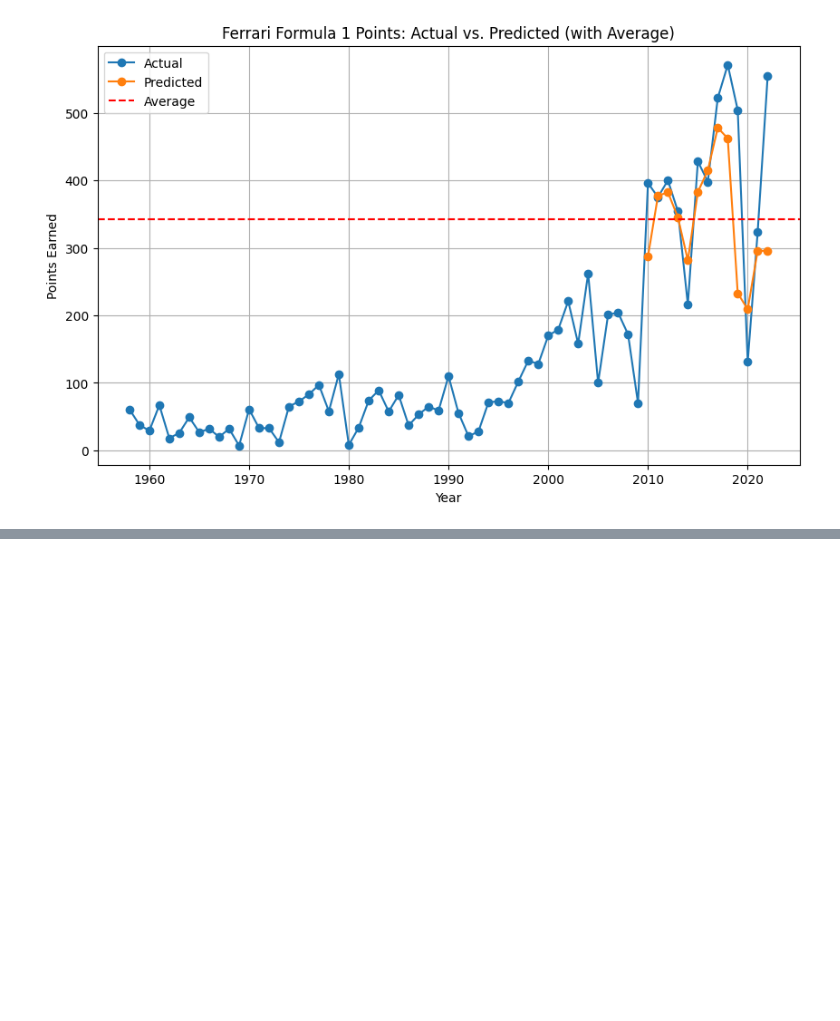
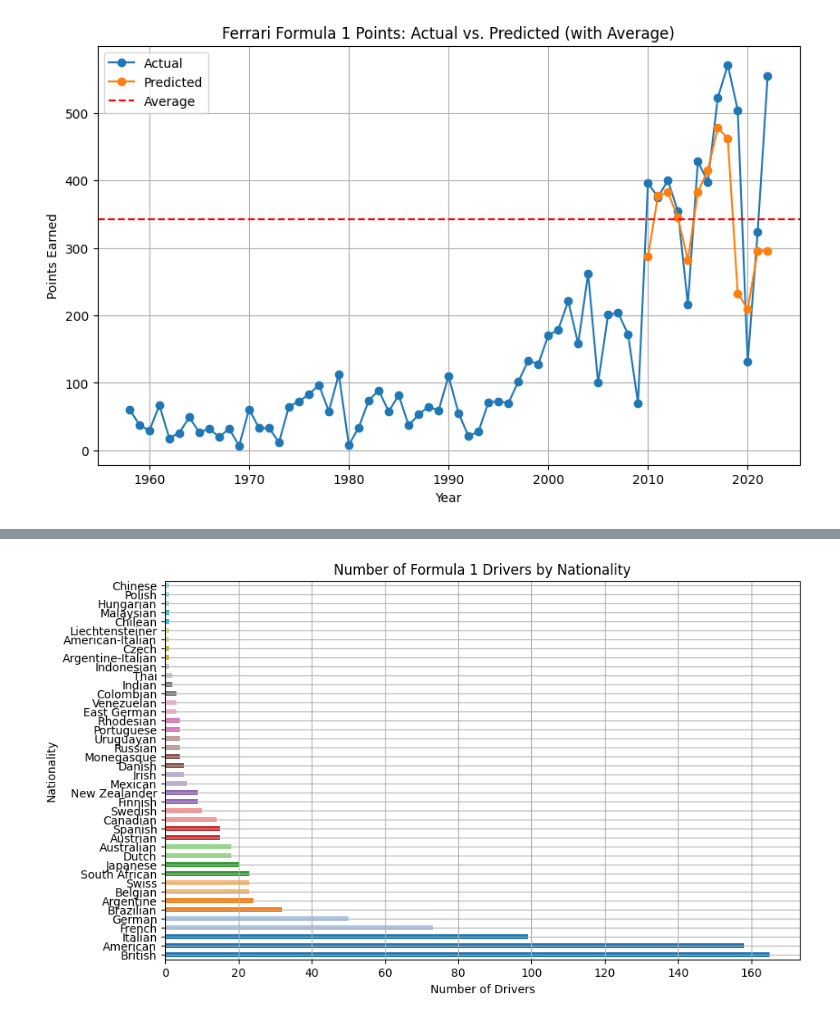
Before and after one commit to mjpcpu/Data-Sci-F1, a Jupyter notebook: Ferrari_Data_Main_MAIN.ipynb, the cells around one changed output, grey strips where cells are left out. Saved outputs shown, nothing was run; the diff lists cells and outputs as text; code cells hidden in the pictures; blank space fills up the shorter version.

```diff
--- a/Ferrari_Data_Main_MAIN.ipynb
+++ b/Ferrari_Data_Main_MAIN.ipynb
@@ -388,0 +416,20 @@ Mean Squared Error: 12395.863134615383
+# %%
+import pandas as pd
+import matplotlib.pyplot as plt
+import numpy as np
+
+drivers = pd.read_csv('drivers.csv')
+nationality_counts = drivers['nationality'].value_counts()
+num_nationalities = len(nationality_counts)
+color_palette = plt.cm.get_cmap('tab20', num_nationalities)
+
+
+plt.figure(figsize=(10, 6))
+nationality_counts.plot(kind='barh', color=color_palette(np.arange(num_nationalities)))
+plt.xlabel('Number of Drivers')
+plt.ylabel('Nationality')
+plt.title('Number of Formula 1 Drivers by Nationality')
+plt.grid(True)
+plt.show()
+# %% [output]
+[figure, added]
```
Also changed, not shown: parts of 2 cells of this notebook.
